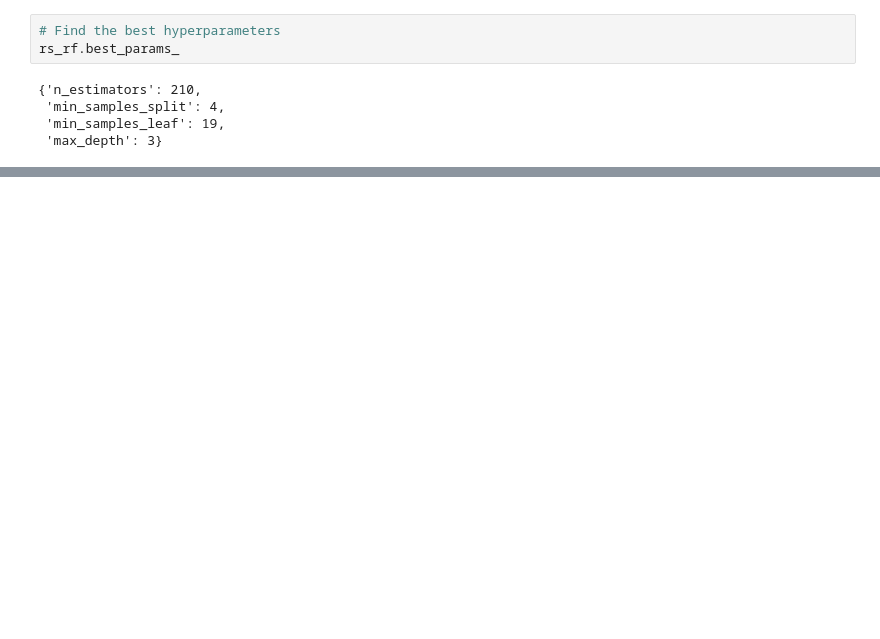
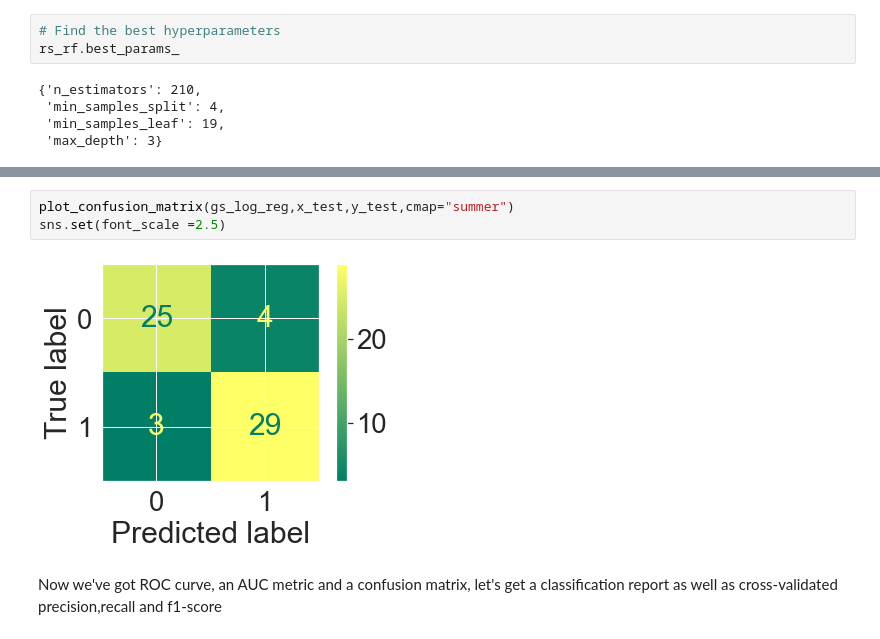
Before and after one commit to akashlilhare/heart-disease-analysis, a Jupyter notebook: heart-disease-classification.ipynb, the cells around one changed output, grey strips where cells are left out. Cells and saved outputs as stored; diff of their text form; blank space fills up the shorter version.

```diff
--- a/heart-disease-classification.ipynb
+++ b/heart-disease-classification.ipynb
@@ -594,0 +695,7 @@ rs_rf.best_params_
+# %%
+plot_confusion_matrix(gs_log_reg,x_test,y_test,cmap="summer")
+sns.set(font_scale =2.5)
+# %% [output]
+[figure, added]
+# %% [markdown]
+Now we've got ROC curve, an AUC metric and a confusion matrix, let's get a classification report as well as cross-validated precision,recall and f1-score
```
Also changed, not shown: parts of 32 cells of this notebook.
